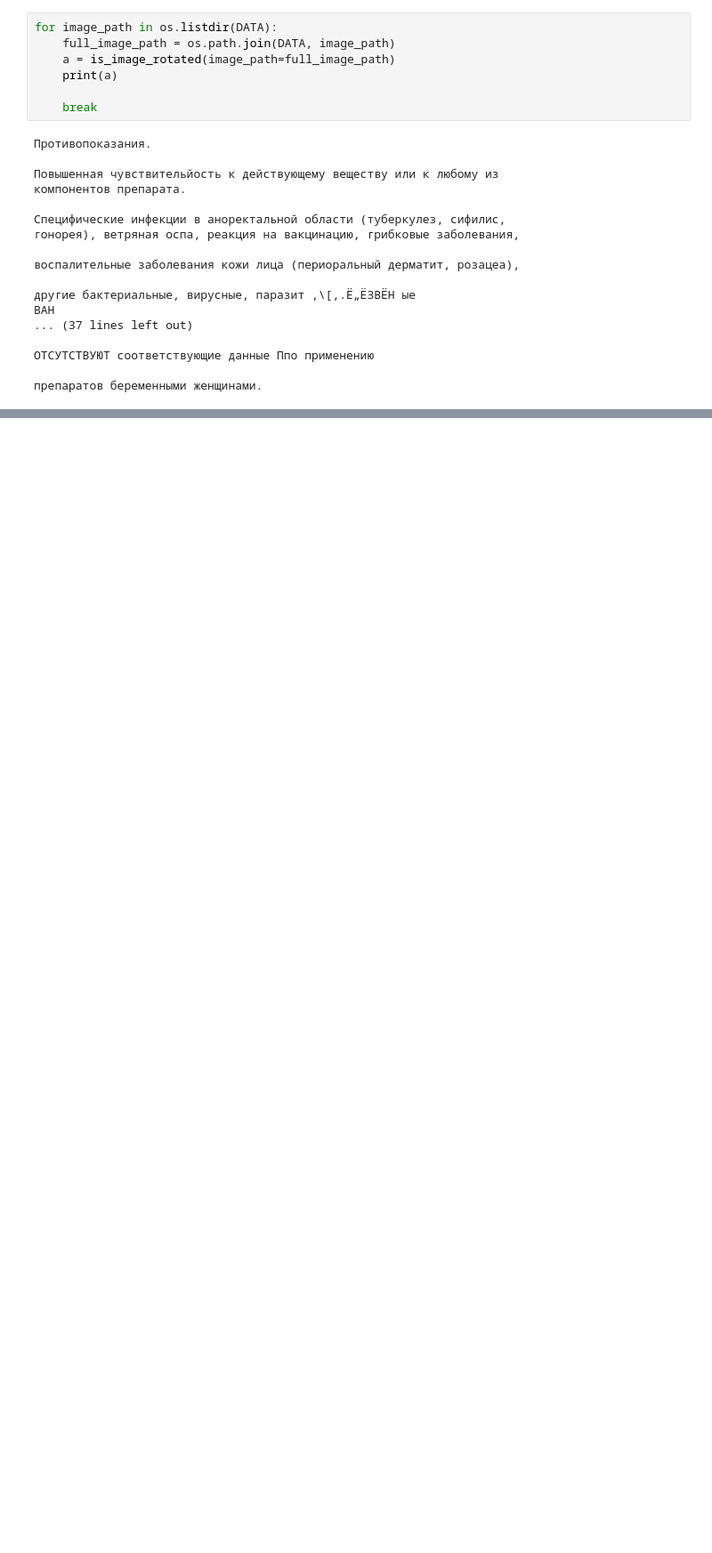
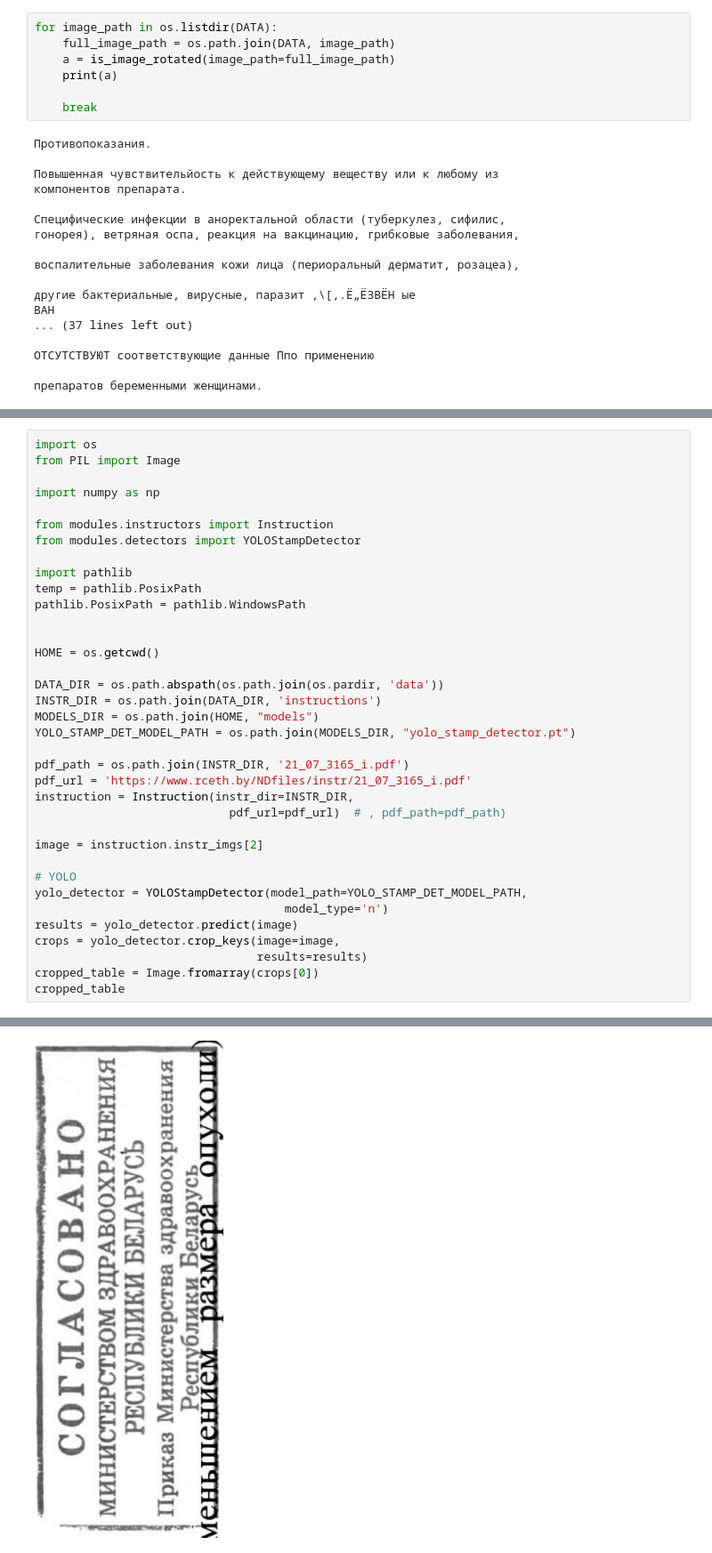
Before and after one commit to seblful/instruct-qa, a Jupyter notebook: inference/draft.ipynb, the cells around one changed output, grey strips where cells are left out. Shown at 89% size. Drawn from its saved outputs; the diff is of its cells as text; blank space fills up the shorter version.

```diff
--- a/inference/draft.ipynb
+++ b/inference/draft.ipynb
@@ -135,0 +59,37 @@ def clean_detected_zone(image, zone):
+# %%
+import os
+from PIL import Image
+
+import numpy as np
+
+from modules.instructors import Instruction
+from modules.detectors import YOLOStampDetector
+
+import pathlib
+temp = pathlib.PosixPath
+pathlib.PosixPath = pathlib.WindowsPath
+
+
+HOME = os.getcwd()
+
+DATA_DIR = os.path.abspath(os.path.join(os.pardir, 'data'))
+INSTR_DIR = os.path.join(DATA_DIR, 'instructions')
+MODELS_DIR = os.path.join(HOME, "models")
+YOLO_STAMP_DET_MODEL_PATH = os.path.join(MODELS_DIR, "yolo_stamp_detector.pt")
+
+pdf_path = os.path.join(INSTR_DIR, '21_07_3165_i.pdf')
+pdf_url = 'https://www.rceth.by/NDfiles/instr/21_07_3165_i.pdf'
+instruction = Instruction(instr_dir=INSTR_DIR,
+                            pdf_url=pdf_url)  # , pdf_path=pdf_path)
+
+image = instruction.instr_imgs[2]
+
+# YOLO
+yolo_detector = YOLOStampDetector(model_path=YOLO_STAMP_DET_MODEL_PATH,
+                                    model_type='n')
+results = yolo_detector.predict(image)
+crops = yolo_detector.crop_keys(image=image,
+                                results=results)
+cropped_table = Image.fromarray(crops[0])
+cropped_table
+# %% [output]
@@ -135,0 +98 @@ def clean_detected_zone(image, zone):
+[figure, added]
```
Also changed, not shown: parts of 10 cells of this notebook.
